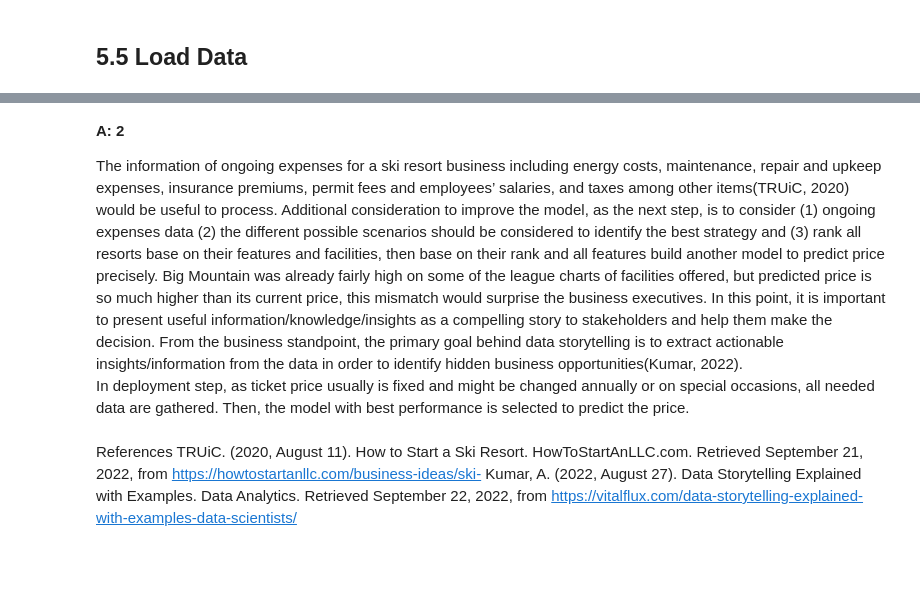
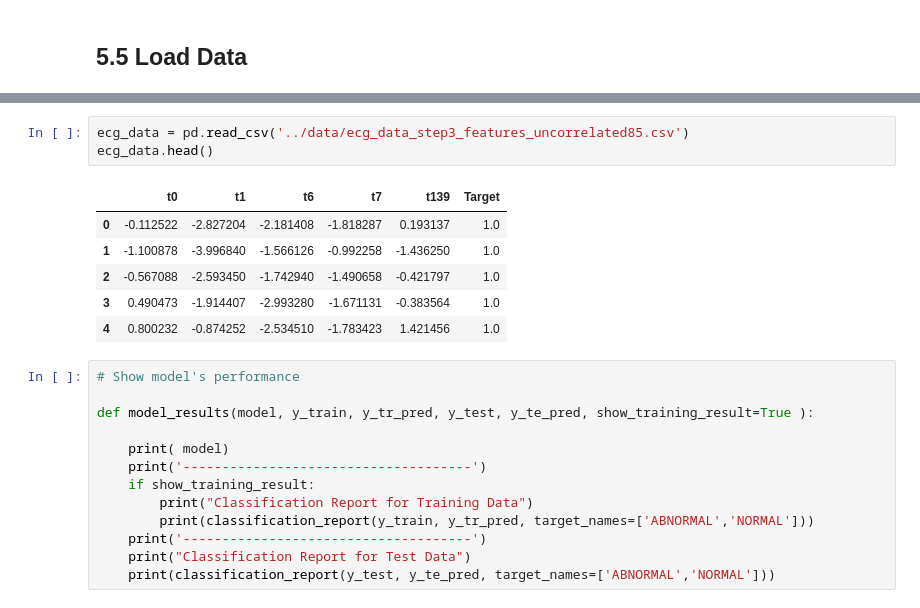
Before and after one commit to azarbarzin/Springboard, a Jupyter notebook: Capstone Project 2/Notebooks/05_modeling.ipynb, the cells around one changed output, grey strips where cells are left out. Cells and saved outputs as stored; diff of their text form; blank space fills up the shorter version.

```diff
--- a/Capstone Project 2/Notebooks/05_modeling.ipynb
+++ b/Capstone Project 2/Notebooks/05_modeling.ipynb
@@ -455,11 +59,23 @@ print(ticket5_increase, revenue5_increase)
-# %% [markdown]
-**A: 2**
-
-The information of ongoing expenses for a ski resort business including energy costs, maintenance, repair and upkeep expenses, insurance premiums, permit fees and employees’ salaries, and taxes among other items(TRUiC, 2020) would be useful to process.
-Additional consideration to improve the model, as the next step, is to consider (1) ongoing expenses data (2) the different possible scenarios should be considered to identify the best strategy and (3) rank all resorts base on their features and facilities, then base on their rank and all features build another model to predict price precisely.
-Big Mountain was already fairly high on some of the league charts of facilities offered, but predicted price is so much higher than its current price, this mismatch would surprise the business executives. In this point, it is important to present useful information/knowledge/insights as a compelling story to stakeholders and help them make the decision. From the business standpoint, the primary goal behind data storytelling is to extract actionable insights/information from the data in order to identify hidden business opportunities(Kumar, 2022).
-In deployment step, as ticket price usually is fixed and might be changed annually or on special occasions, all needed data are gathered. Then, the model with best performance is selected to predict the price.
-# %% [markdown]
-References
-TRUiC. (2020, August 11). How to Start a Ski Resort. HowToStartAnLLC.com. Retrieved September 21, 2022, from https://howtostartanllc.com/business-ideas/ski-
-Kumar, A. (2022, August 27). Data Storytelling Explained with Examples. Data Analytics. Retrieved September 22, 2022, from https://vitalflux.com/data-storytelling-explained-with-examples-data-scientists/
+# %%
+ecg_data = pd.read_csv('../data/ecg_data_step3_features_uncorrelated85.csv')
+ecg_data.head()
+# %% [output]
+|  | t0 | t1 | t6 | t7 | t139 | Target |
+| 0 | -0.112522 | -2.827204 | -2.181408 | -1.818287 | 0.193137 | 1.0 |
+| 1 | -1.100878 | -3.996840 | -1.566126 | -0.992258 | -1.436250 | 1.0 |
+| 2 | -0.567088 | -2.593450 | -1.742940 | -1.490658 | -0.421797 | 1.0 |
+| 3 | 0.490473 | -1.914407 | -2.993280 | -1.671131 | -0.383564 | 1.0 |
+| 4 | 0.800232 | -0.874252 | -2.534510 | -1.783423 | 1.421456 | 1.0 |
+# %%
+# Show model's performance
+
+def model_results(model, y_train, y_tr_pred, y_test, y_te_pred, show_training_result=True ):
+
+    print( model)
+    print('-------------------------------------')
+    if show_training_result:
+        print("Classification Report for Training Data")
+        print(classification_report(y_train, y_tr_pred, target_names=['ABNORMAL','NORMAL']))
+    print('-------------------------------------')
+    print("Classification Report for Test Data")
+    print(classification_report(y_test, y_te_pred, target_names=['ABNORMAL','NORMAL']))
```
Also changed, not shown: parts of 96 cells of this notebook, 3 other files.
